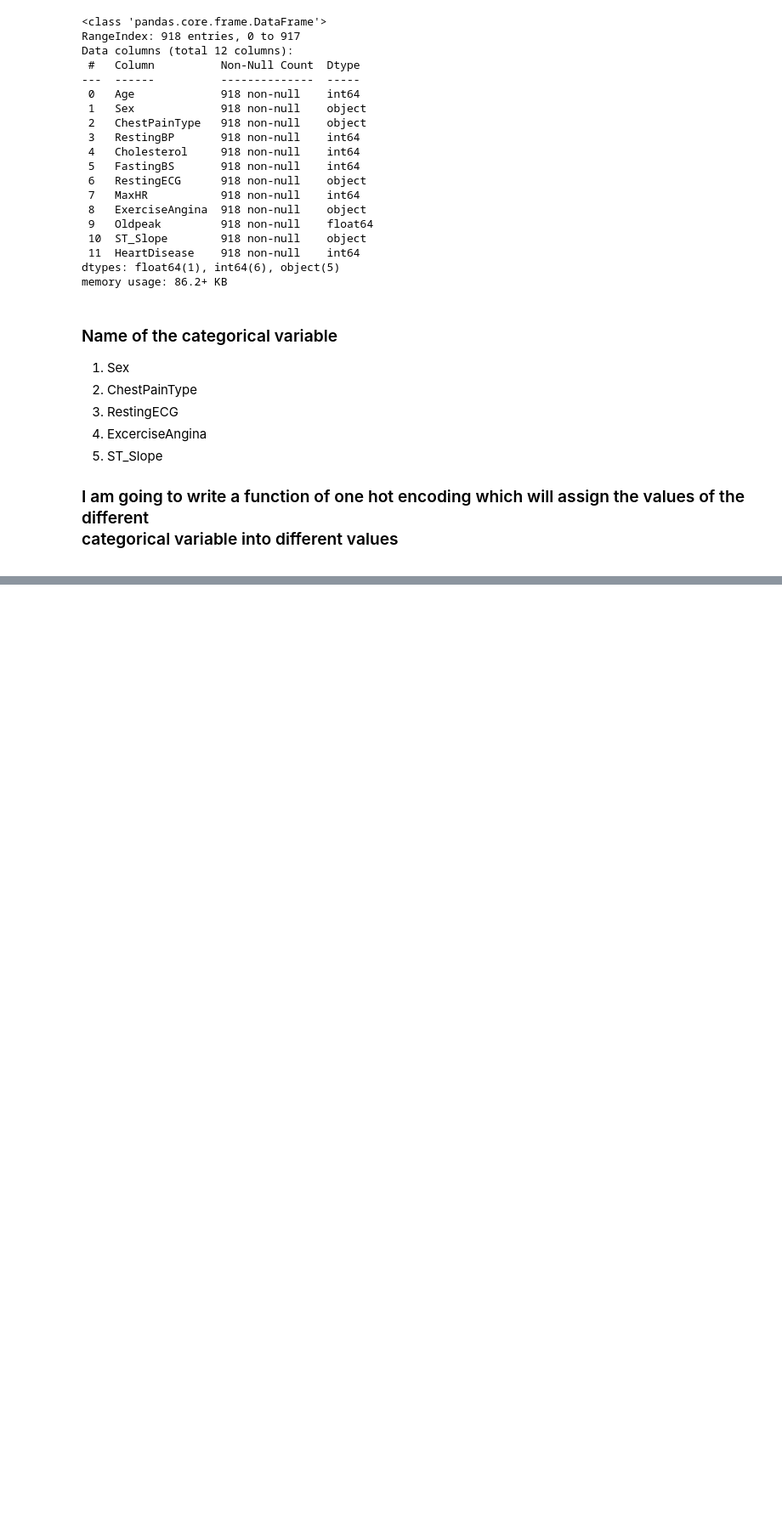
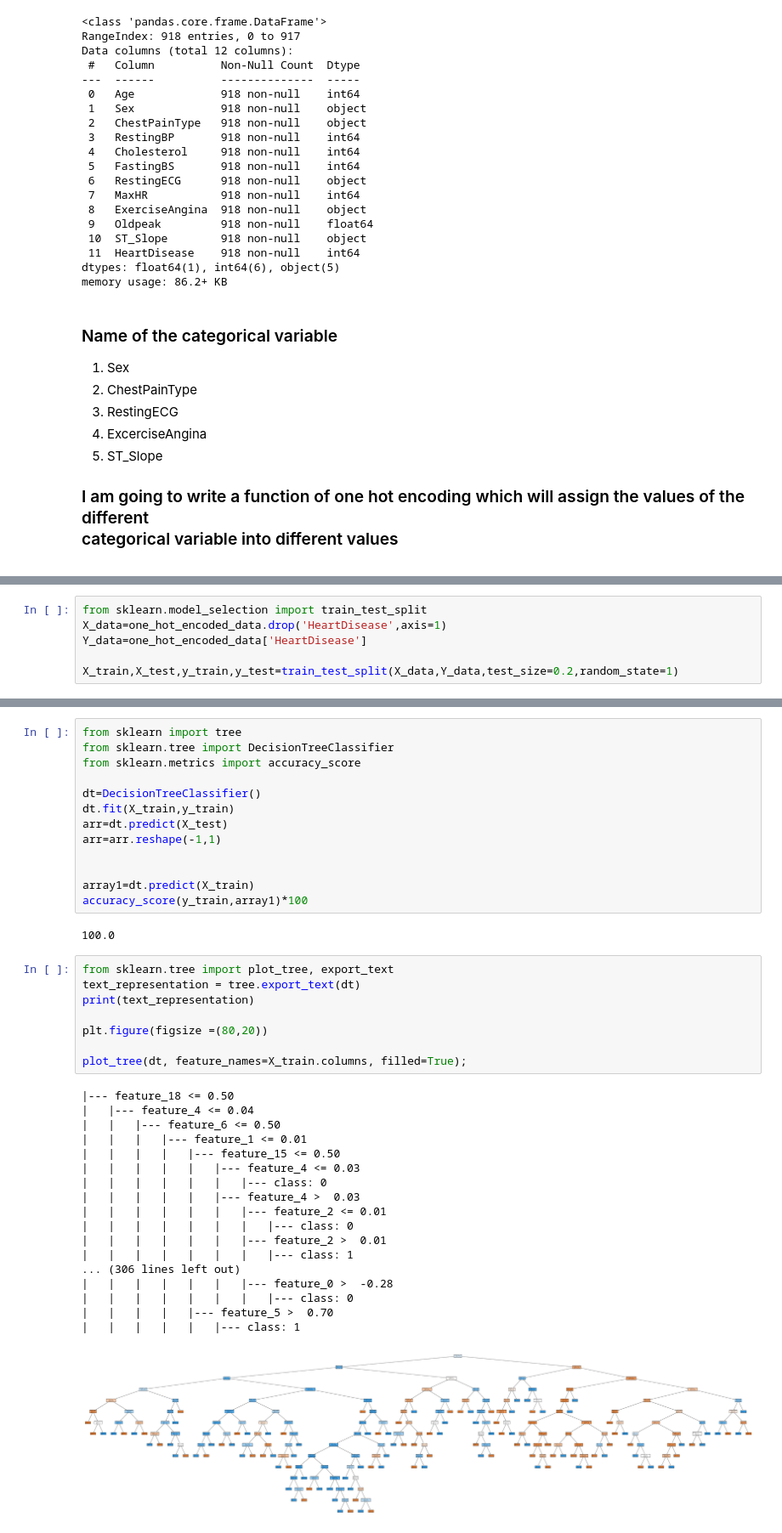
Before and after one commit to dollatrahul/Heart-Disease-Prediction, a Jupyter notebook: HeartDiseasePredictionModel.ipynb, the cells around one changed output, grey strips where cells are left out. Shown at 85% size. Cells and saved outputs as stored; diff of their text form; blank space fills up the shorter version.

```diff
--- a/HeartDiseasePredictionModel.ipynb
+++ b/HeartDiseasePredictionModel.ipynb
@@ -234,0 +352,6 @@ def oh_encoder(col):
+# %%
+from sklearn.model_selection import train_test_split
+X_data=one_hot_encoded_data.drop('HeartDisease',axis=1)
+Y_data=one_hot_encoded_data['HeartDisease']
+
+X_train,X_test,y_train,y_test=train_test_split(X_data,Y_data,test_size=0.2,random_state=1)
@@ -234,0 +364,42 @@ def oh_encoder(col):
+# %%
+from sklearn import tree
+from sklearn.tree import DecisionTreeClassifier
+from sklearn.metrics import accuracy_score
+
+dt=DecisionTreeClassifier()
+dt.fit(X_train,y_train)
+arr=dt.predict(X_test)
+arr=arr.reshape(-1,1)
+
+
+array1=dt.predict(X_train)
+accuracy_score(y_train,array1)*100
+# %% [output]
+100.0
+# %%
+from sklearn.tree import plot_tree, export_text
+text_representation = tree.export_text(dt)
+print(text_representation)
+
+plt.figure(figsize =(80,20))
+
+plot_tree(dt, feature_names=X_train.columns, filled=True);
+# %% [output]
+|--- feature_18 <= 0.50
+|   |--- feature_4 <= 0.04
+|   |   |--- feature_6 <= 0.50
+|   |   |   |--- feature_1 <= 0.01
+|   |   |   |   |--- feature_15 <= 0.50
+|   |   |   |   |   |--- feature_4 <= 0.03
+|   |   |   |   |   |   |--- class: 0
+|   |   |   |   |   |--- feature_4 >  0.03
+|   |   |   |   |   |   |--- feature_2 <= 0.01
+|   |   |   |   |   |   |   |--- class: 0
+|   |   |   |   |   |   |--- feature_2 >  0.01
+|   |   |   |   |   |   |   |--- class: 1
+... (306 lines left out)
+|   |   |   |   |   |   |--- feature_0 >  -0.28
+|   |   |   |   |   |   |   |--- class: 0
+|   |   |   |   |--- feature_5 >  0.70
+|   |   |   |   |   |--- class: 1
+[figure, added]
```
Also changed, not shown: parts of 65 cells of this notebook.
